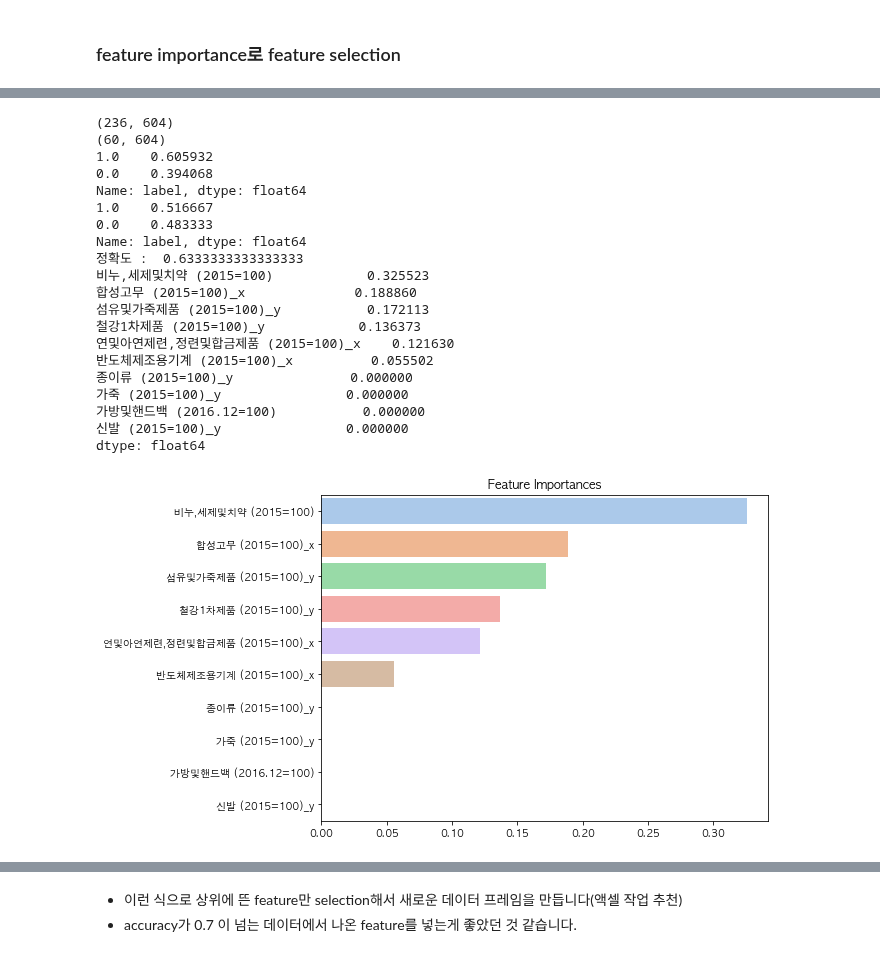
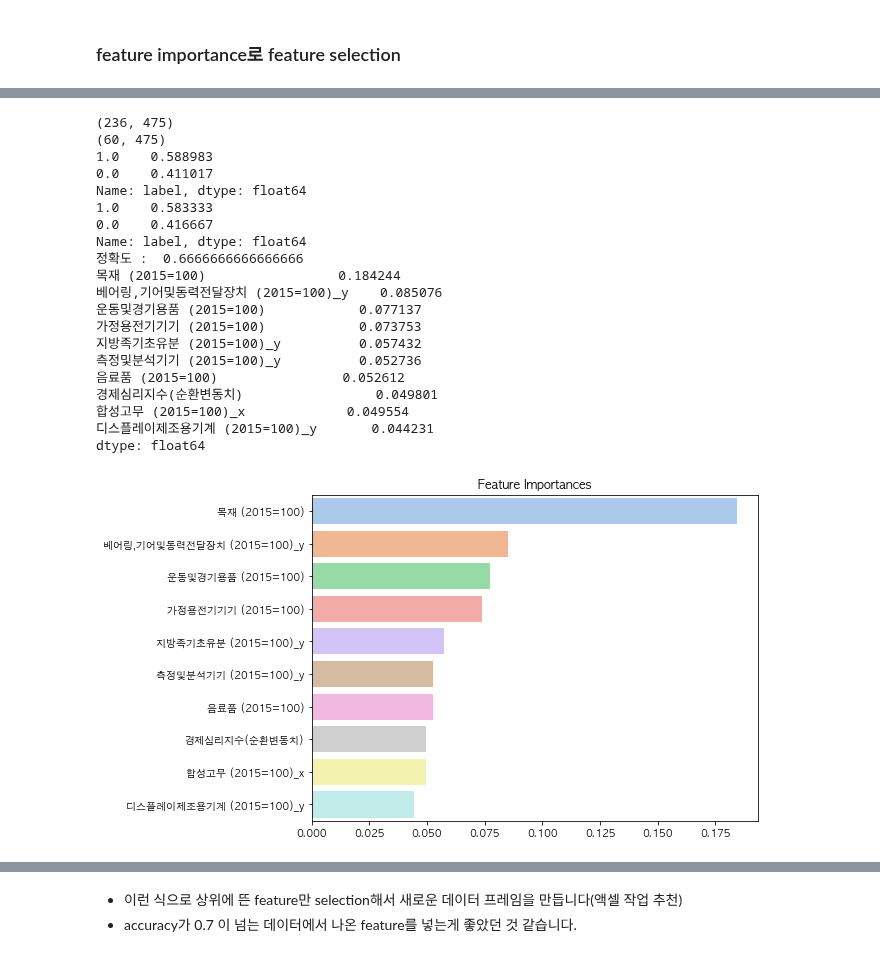
Before and after one commit to lhshs/2022_YDS2, a Jupyter notebook: EDA/lhs/modeling_samil.ipynb, the cells around one changed output, grey strips where cells are left out. Saved outputs shown, nothing was run; the diff lists cells and outputs as text; code cells hidden in the pictures.

```diff
--- a/EDA/lhs/modeling_samil.ipynb
+++ b/EDA/lhs/modeling_samil.ipynb
@@ -302,0 +554,16 @@ df.iloc[:,5:]
+# %%
+from xgboost import XGBClassifier
+import xgboost
+
+model = XGBClassifier(gamma=3, learning_rate=0.3)
+model.fit(X_train, y_train)
+
+y_pred = model.predict(X_test)
+print(accuracy_score(y_pred, y_test))
+
+fig, ax = plt.subplots(1,1,figsize=(10,8))
+plt.rcParams['font.family'] = 'AppleGothic'
+xgboost.plot_importance(model, title='feature_importances', xlabel='', ax=ax, max_num_features=20, height=0.4)
+# xgboost.plot_importance(xgb, title='feature_importances', xlabel='', grid=False, ax=ax)
+
+plt.show()
@@ -312,57 +582,57 @@ df = df.drop(['k_s - p_s'], axis=1)
 from sklearn.tree import DecisionTreeClassifier
 
 # train, test split (8:2)
-X_train, X_test, y_train, y_test = train_test_split(df.iloc[:,5:], df['label'], test_size=0.2, random_state=0)
+X_train, X_test, y_train, y_test = train_test_split(df.iloc[:,6:], df['label'], test_size=0.2, random_state=42)
 train_cnt = y_train.count()
 test_cnt = y_test.count()
 print(X_train.shape)
 print(X_test.shape)
 
 # 0,1이 고르게 나누어졌을까?
 print(y_train.value_counts()/train_cnt)
 print(y_test.value_counts()/test_cnt)
 
 # CART 모델 학습
-model = DecisionTreeClassifier(max_depth=3, random_state=1)
+model = DecisionTreeClassifier(max_depth=8, random_state=1)
 model.fit(X_train, y_train)
 
 # predict
 y_pred = model.predict(X_test)
 print('정확도 : ', accuracy_score(y_pred, y_test))
 
 # feature importance 확인
 ftr_importances = pd.Series(model.feature_importances_, index = X_train.columns)
 
 ftr_top5 = ftr_importances.sort_values(ascending=False)[:10]
 
 plt.figure(figsize=(8,6))
 plt.rcParams['font.family'] = 'AppleGothic'
 plt.title('Feature Importances') # 그래프 제목을 변경해주세요
 sns.barplot(x=ftr_top5, y=ftr_top5.index, palette='pastel')
 print(ftr_top5)
 plt.show()
 # %% [output]
-(236, 604)
-(60, 604)
-1.0    0.605932
-0.0    0.394068
+(236, 475)
+(60, 475)
+1.0    0.588983
+0.0    0.411017
 Name: label, dtype: float64
-1.0    0.516667
-0.0    0.483333
+1.0    0.583333
+0.0    0.416667
 Name: label, dtype: float64
-정확도 :  0.6333333333333333
-비누,세제및치약 (2015=100)            0.325523
-합성고무 (2015=100)_x              0.188860
-섬유및가죽제품 (2015=100)_y           0.172113
-철강1차제품 (2015=100)_y            0.136373
-연및아연제련,정련및합금제품 (2015=100)_x    0.121630
-반도체제조용기계 (2015=100)_x          0.055502
-종이류 (2015=100)_y               0.000000
-가죽 (2015=100)_y                0.000000
-가방및핸드백 (2016.12=100)           0.000000
-신발 (2015=100)_y                0.000000
+정확도 :  0.6666666666666666
+목재 (2015=100)                 0.184244
+베어링,기어및동력전달장치 (2015=100)_y    0.085076
+운동및경기용품 (2015=100)            0.077137
+가정용전기기기 (2015=100)            0.073753
+지방족기초유분 (2015=100)_y          0.057432
+측정및분석기기 (2015=100)_y          0.052736
+음료품 (2015=100)                0.052612
+경제심리지수(순환변동치)                 0.049801
+합성고무 (2015=100)_x             0.049554
+디스플레이제조용기계 (2015=100)_y       0.044231
 dtype: float64
-[figure, old version]
+[figure, new version]
 # %%
 plt.figure(figsize=(20,20))
 ax = sns.heatmap(df)
```
Also changed, not shown: parts of 42 cells of this notebook, 8 other files.
